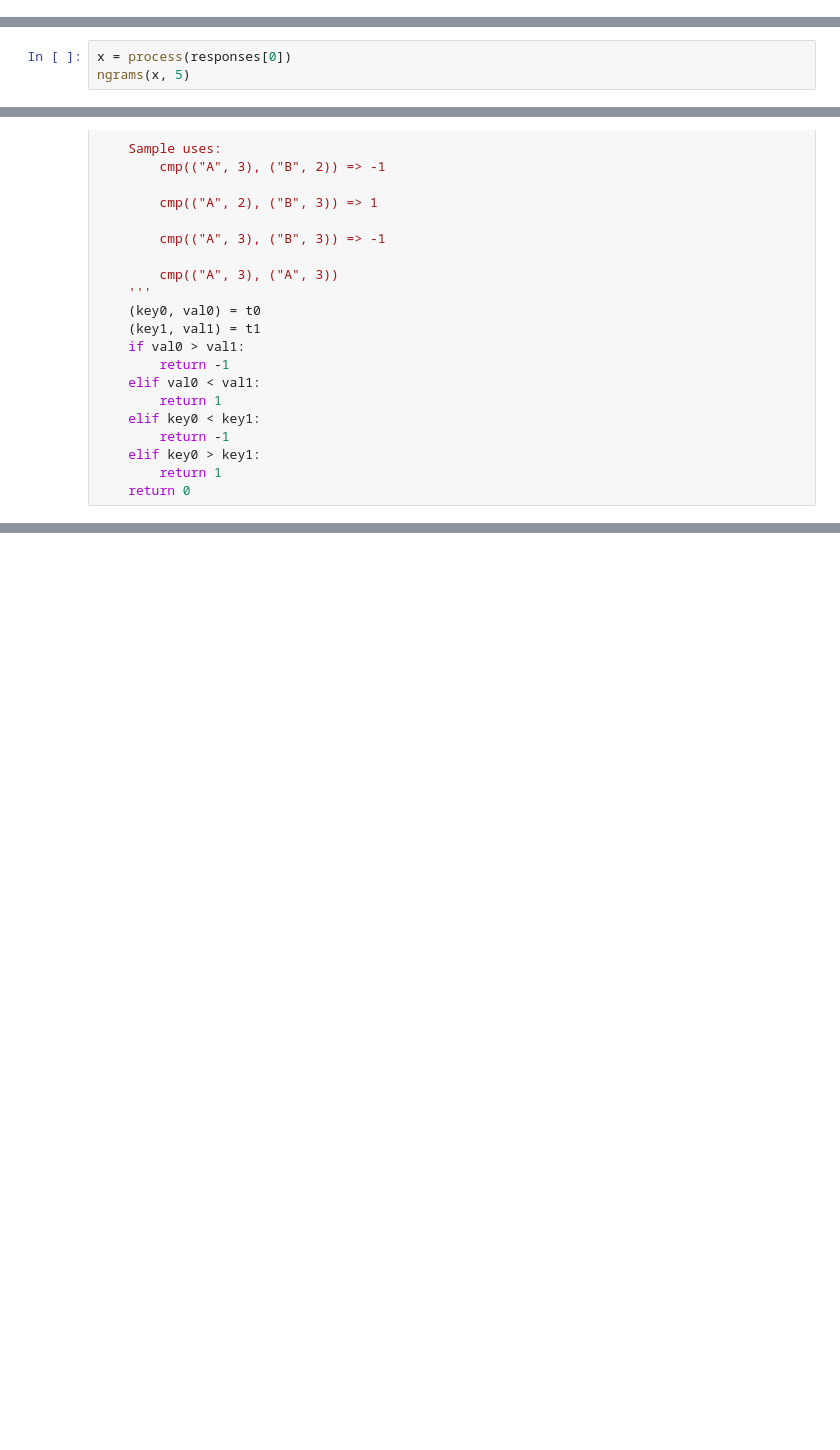
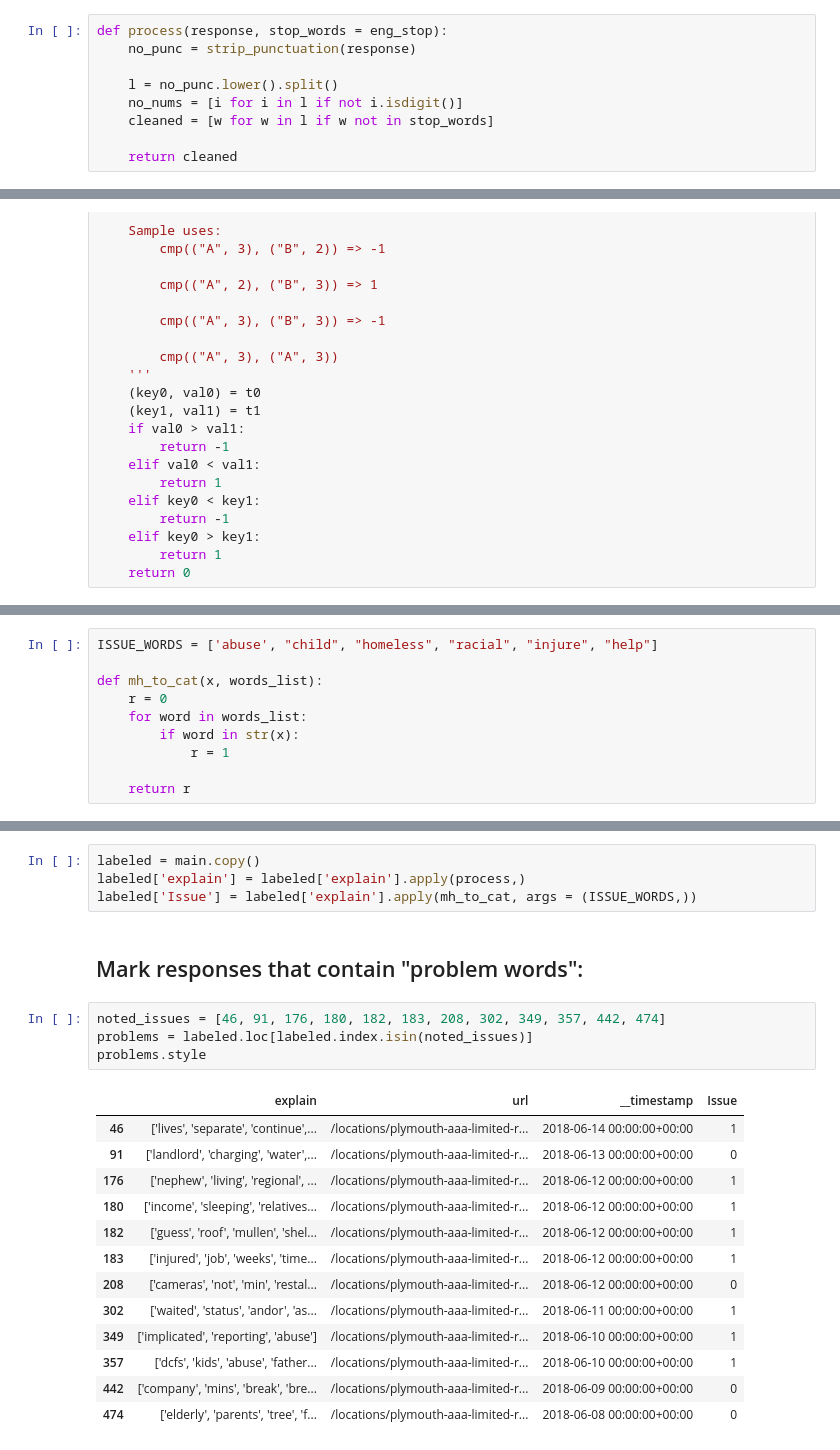
Before and after one commit to natashamathur/EOTSS, a Jupyter notebook: Feedback Preliminary.ipynb, the cells around one changed output, grey strips where cells are left out. Cells and saved outputs as stored; diff of their text form; blank space fills up the shorter version.

```diff
--- a/Feedback Preliminary.ipynb
+++ b/Feedback Preliminary.ipynb
@@ -25,0 +31,9 @@ main
+# %%
+def process(response, stop_words = eng_stop):
+    no_punc = strip_punctuation(response)
+
+    l = no_punc.lower().split()
+    no_nums = [i for i in l if not i.isdigit()]
+    cleaned = [w for w in l if w not in stop_words]
+
+    return cleaned
@@ -157,3 +102,0 @@ def process(response, stop_words = eng_stop):
-# %%
-x = process(responses[0])
-ngrams(x, 5)
@@ -294,0 +252,10 @@ def cmp_count_tuples(t0, t1):
+# %%
+ISSUE_WORDS = ['abuse', "child", "homeless", "racial", "injure", "help"]
+
+def mh_to_cat(x, words_list):
+    r = 0
+    for word in words_list:
+        if word in str(x):
+            r = 1
+
+    return r
@@ -305,3 +276,27 @@ find_top_k_ngrams(list_r, 2, 10)
  (('11057768', 'anoumis'), 4),
  (('anoumis', 'fbi'), 4),
  (('children', 'court'), 4)]
+# %%
+labeled = main.copy()
+labeled['explain'] = labeled['explain'].apply(process,)
+labeled['Issue'] = labeled['explain'].apply(mh_to_cat, args = (ISSUE_WORDS,))
+# %% [markdown]
+## Mark responses that contain "problem words":
+# %%
+noted_issues = [46, 91, 176, 180, 182, 183, 208, 302, 349, 357, 442, 474]
+problems = labeled.loc[labeled.index.isin(noted_issues)]
+problems.style
+# %% [output]
+|  | explain | url | __timestamp | Issue |
+| 46 | ['lives', 'separate', 'continue',... | /locations/plymouth-aaa-limited-r... | 2018-06-14 00:00:00+00:00 | 1 |
+| 91 | ['landlord', 'charging', 'water',... | /locations/plymouth-aaa-limited-r... | 2018-06-13 00:00:00+00:00 | 0 |
+| 176 | ['nephew', 'living', 'regional', ... | /locations/plymouth-aaa-limited-r... | 2018-06-12 00:00:00+00:00 | 1 |
+| 180 | ['income', 'sleeping', 'relatives... | /locations/plymouth-aaa-limited-r... | 2018-06-12 00:00:00+00:00 | 1 |
+| 182 | ['guess', 'roof', 'mullen', 'shel... | /locations/plymouth-aaa-limited-r... | 2018-06-12 00:00:00+00:00 | 1 |
+| 183 | ['injured', 'job', 'weeks', 'time... | /locations/plymouth-aaa-limited-r... | 2018-06-12 00:00:00+00:00 | 1 |
+| 208 | ['cameras', 'not', 'min', 'restal... | /locations/plymouth-aaa-limited-r... | 2018-06-12 00:00:00+00:00 | 0 |
+| 302 | ['waited', 'status', 'andor', 'as... | /locations/plymouth-aaa-limited-r... | 2018-06-11 00:00:00+00:00 | 1 |
+| 349 | ['implicated', 'reporting', 'abuse'] | /locations/plymouth-aaa-limited-r... | 2018-06-10 00:00:00+00:00 | 1 |
+| 357 | ['dcfs', 'kids', 'abuse', 'father... | /locations/plymouth-aaa-limited-r... | 2018-06-10 00:00:00+00:00 | 1 |
+| 442 | ['company', 'mins', 'break', 'bre... | /locations/plymouth-aaa-limited-r... | 2018-06-09 00:00:00+00:00 | 0 |
+| 474 | ['elderly', 'parents', 'tree', 'f... | /locations/plymouth-aaa-limited-r... | 2018-06-08 00:00:00+00:00 | 0 |
```
Also changed, not shown: parts of 26 cells of this notebook.
